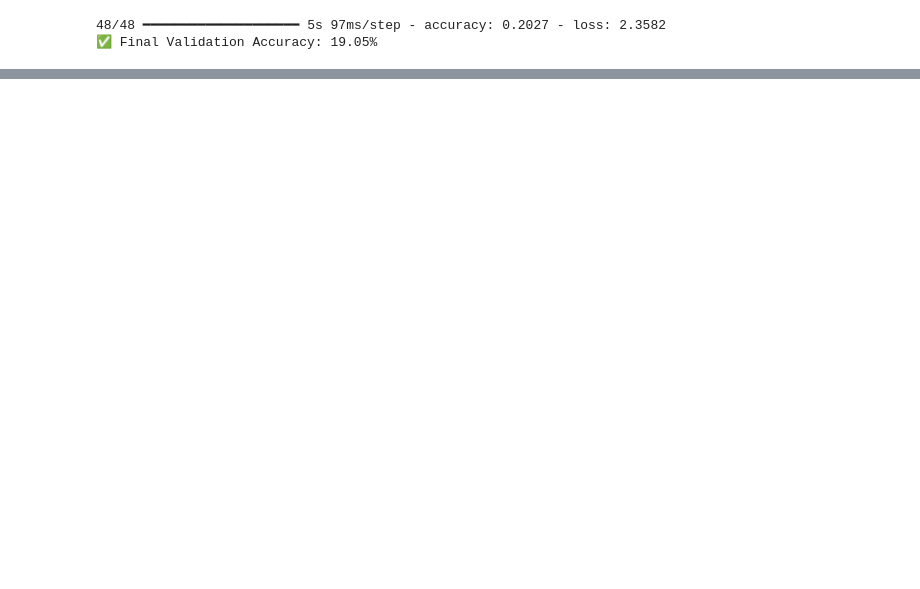
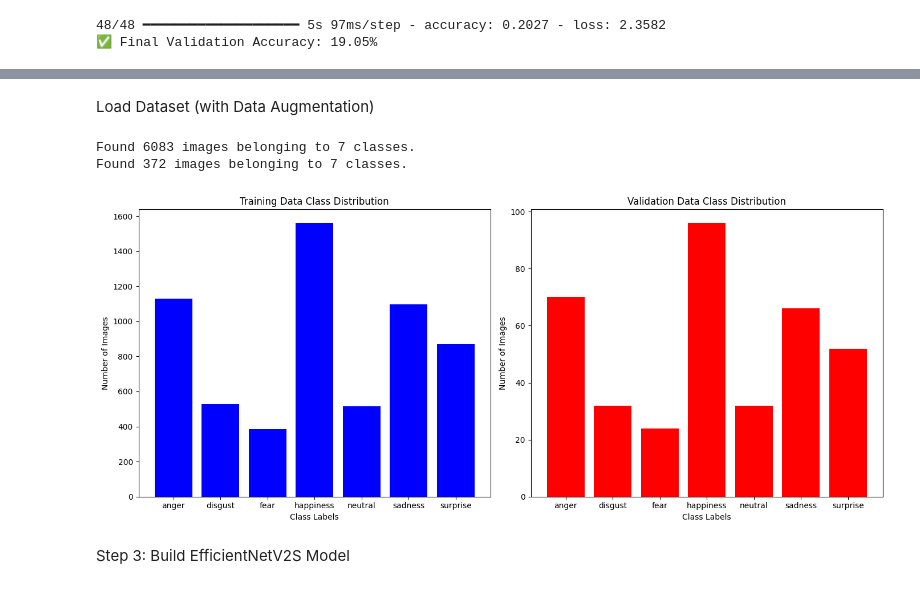
Before and after one commit to dKanikao26/Driver-Safety-Project, a Jupyter notebook: 902_rafdb_Inceptionresnet.ipynb, the cells around one changed output, grey strips where cells are left out. Drawn from its saved outputs; the diff is of its cells as text; code cells hidden in the pictures; blank space fills up the shorter version.

```diff
--- a/902_rafdb_Inceptionresnet.ipynb
+++ b/902_rafdb_Inceptionresnet.ipynb
@@ -405,0 +474,71 @@ print(f"✅ Final Validation Accuracy: {val_accuracy * 100:.2f}%")
+# %% [markdown]
+Load Dataset (with Data Augmentation)
+# %%
+img_size = (100, 100)
+batch_size = 32
+
+train_datagen = ImageDataGenerator(
+    rescale=1./255,
+    rotation_range=20,
+    zoom_range=0.2,
+    width_shift_range=0.1,
+    height_shift_range=0.1,
+    horizontal_flip=True,
+    validation_split=0.2
+)
+
+train_generator = train_datagen.flow_from_directory(
+    '/content/Micro_Expressions/train',
+    target_size=img_size,
+    batch_size=batch_size,
+    class_mode='categorical',
+    subset='training'
+)
+
+val_generator = train_datagen.flow_from_directory(
+    '/content/Micro_Expressions/test',
+    target_size=img_size,
+    batch_size=batch_size,
+    class_mode='categorical',
+    subset='validation'
+)
+# %% [output]
+Found 6083 images belonging to 7 classes.
+Found 372 images belonging to 7 classes.
+# %%
+import matplotlib.pyplot as plt
+import numpy as np
+
+# Get the class labels (categories)
+class_labels_train = train_generator.class_indices
+class_labels_val = val_generator.class_indices
+
+# Get the class indices and counts for training data
+train_class_indices, train_class_counts = np.unique(train_generator.classes, return_counts=True)
+train_class_names = [list(class_labels_train.keys())[list(class_labels_train.values()).index(idx)] for idx in train_class_indices]
+
+# Get the class indices and counts for validation data
+val_class_indices, val_class_counts = np.unique(val_generator.classes, return_counts=True)
+val_class_names = [list(class_labels_val.keys())[list(class_labels_val.values()).index(idx)] for idx in val_class_indices]
+
+# Plotting
+fig, axes = plt.subplots(1, 2, figsize=(14, 6))
+
+# Training Class Distribution
+axes[0].bar(train_class_names, train_class_counts, color='b')
+axes[0].set_title('Training Data Class Distribution')
+axes[0].set_xlabel('Class Labels')
+axes[0].set_ylabel('Number of Images')
+
+# Validation Class Distribution
+axes[1].bar(val_class_names, val_class_counts, color='r')
+axes[1].set_title('Validation Data Class Distribution')
+axes[1].set_xlabel('Class Labels')
+axes[1].set_ylabel('Number of Images')
+
+plt.tight_layout()
+plt.show()
+# %% [output]
+[figure, added]
+# %% [markdown]
+ Step 3: Build EfficientNetV2S Model
```
Also changed, not shown: parts of 36 cells of this notebook.
